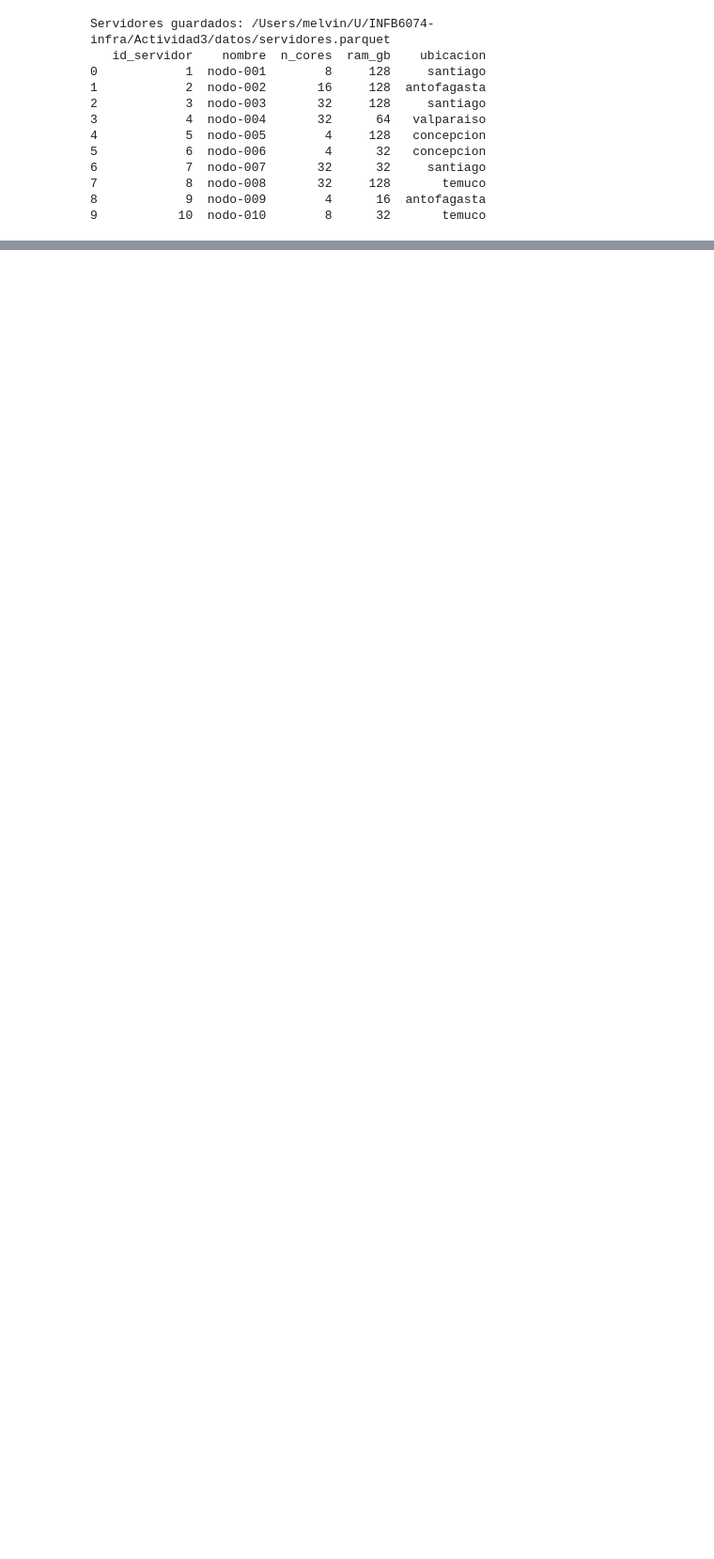
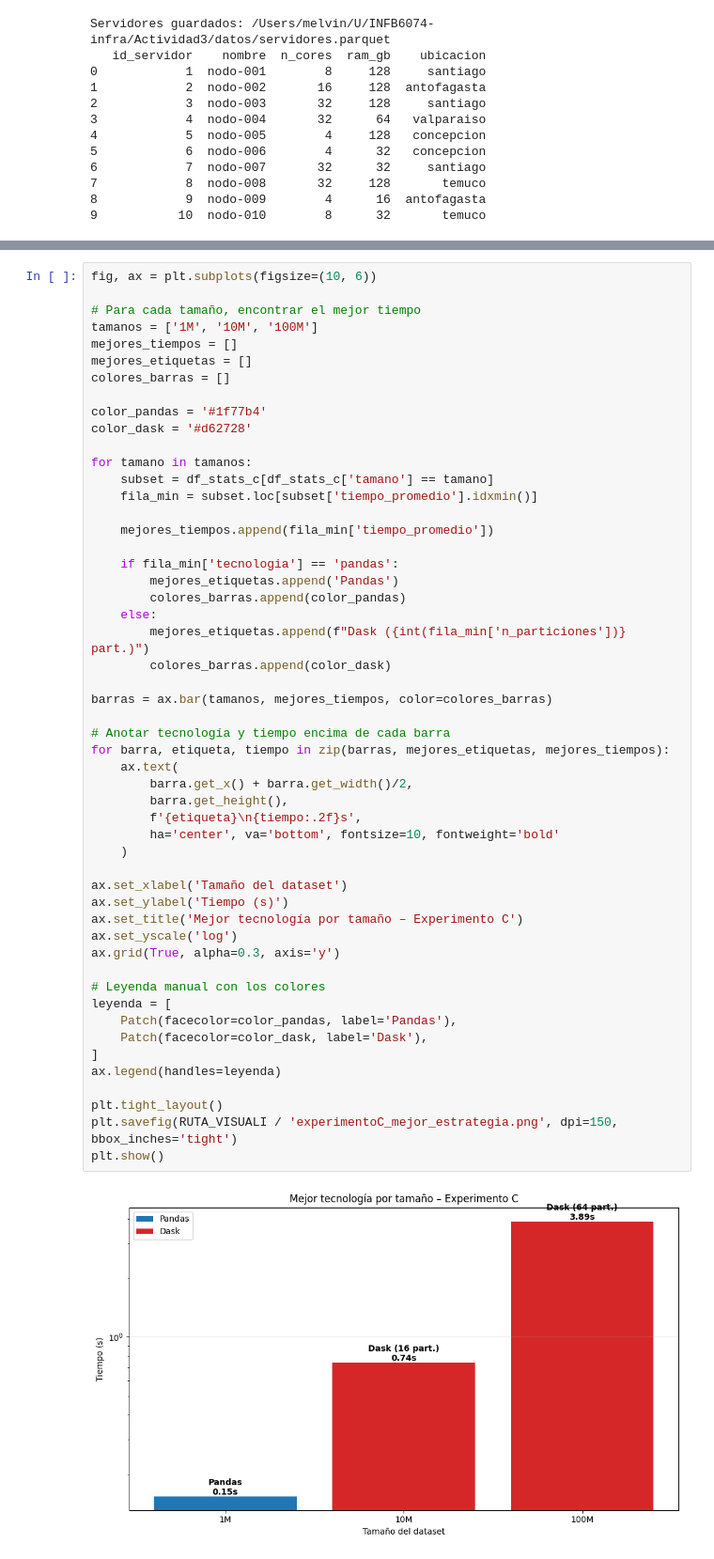
Before and after one commit to Cristian-Vergara/INFB6074-infra, a Jupyter notebook: Actividad3/experimentos/experimento_C.ipynb, the cells around one changed output, grey strips where cells are left out. Shown at 94% size. Drawn from its saved outputs; the diff is of its cells as text; blank space fills up the shorter version.

```diff
--- a/Actividad3/experimentos/experimento_C.ipynb
+++ b/Actividad3/experimentos/experimento_C.ipynb
@@ -216,0 +596,54 @@ Filas resultado: 35
+# %%
+fig, ax = plt.subplots(figsize=(10, 6))
+
+# Para cada tamaño, encontrar el mejor tiempo
+tamanos = ['1M', '10M', '100M']
+mejores_tiempos = []
+mejores_etiquetas = []
+colores_barras = []
+
+color_pandas = '#1f77b4'
+color_dask = '#d62728'
+
+for tamano in tamanos:
+    subset = df_stats_c[df_stats_c['tamano'] == tamano]
+    fila_min = subset.loc[subset['tiempo_promedio'].idxmin()]
+
+    mejores_tiempos.append(fila_min['tiempo_promedio'])
+
+    if fila_min['tecnologia'] == 'pandas':
+        mejores_etiquetas.append('Pandas')
+        colores_barras.append(color_pandas)
+    else:
+        mejores_etiquetas.append(f"Dask ({int(fila_min['n_particiones'])} part.)")
+        colores_barras.append(color_dask)
+
+barras = ax.bar(tamanos, mejores_tiempos, color=colores_barras)
+
+# Anotar tecnología y tiempo encima de cada barra
+for barra, etiqueta, tiempo in zip(barras, mejores_etiquetas, mejores_tiempos):
+    ax.text(
+        barra.get_x() + barra.get_width()/2,
+        barra.get_height(),
+        f'{etiqueta}\n{tiempo:.2f}s',
+        ha='center', va='bottom', fontsize=10, fontweight='bold'
+    )
+
+ax.set_xlabel('Tamaño del dataset')
+ax.set_ylabel('Tiempo (s)')
+ax.set_title('Mejor tecnología por tamaño – Experimento C')
+ax.set_yscale('log')
+ax.grid(True, alpha=0.3, axis='y')
+
+# Leyenda manual con los colores
+leyenda = [
+    Patch(facecolor=color_pandas, label='Pandas'),
+    Patch(facecolor=color_dask, label='Dask'),
+]
+ax.legend(handles=leyenda)
+
+plt.tight_layout()
+plt.savefig(RUTA_VISUALI / 'experimentoC_mejor_estrategia.png', dpi=150, bbox_inches='tight')
+plt.show()
+# %% [output]
+[figure, added]
```
Also changed, not shown: parts of 27 cells of this notebook, 7 other files.
